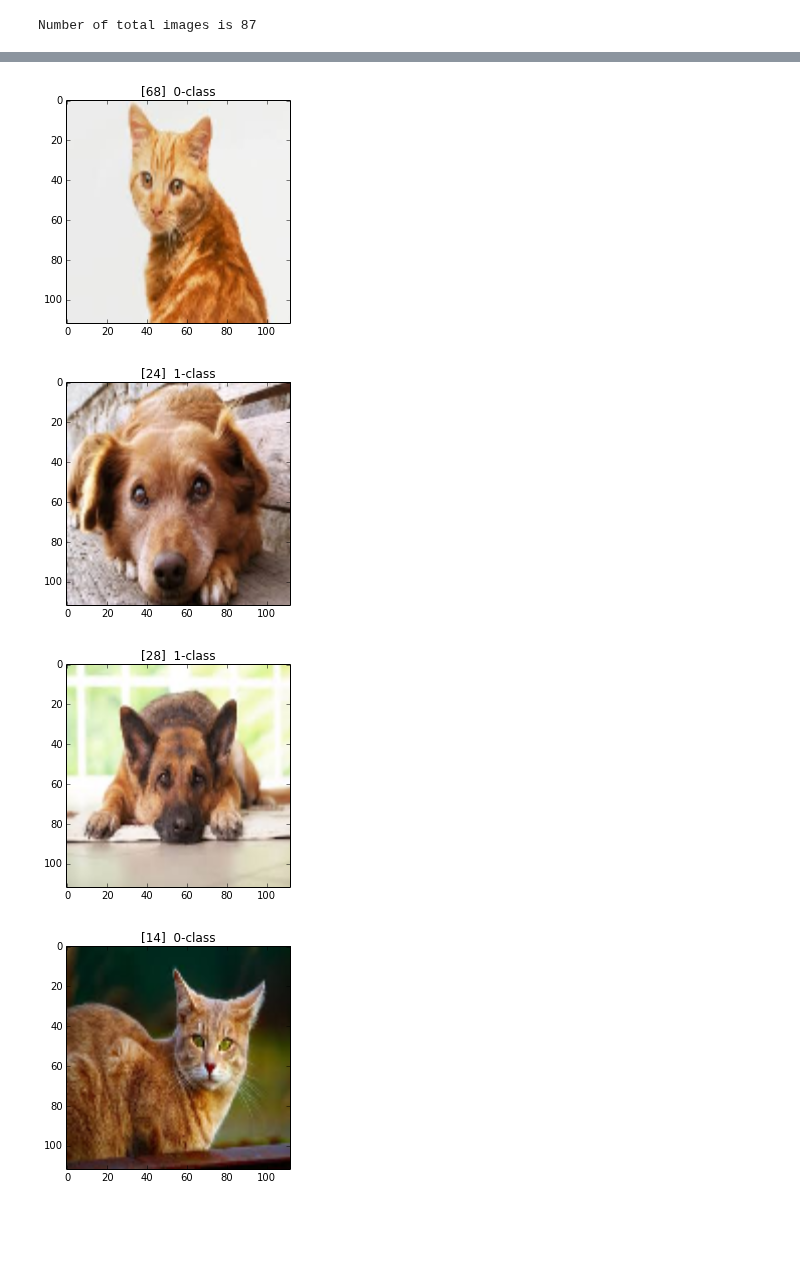
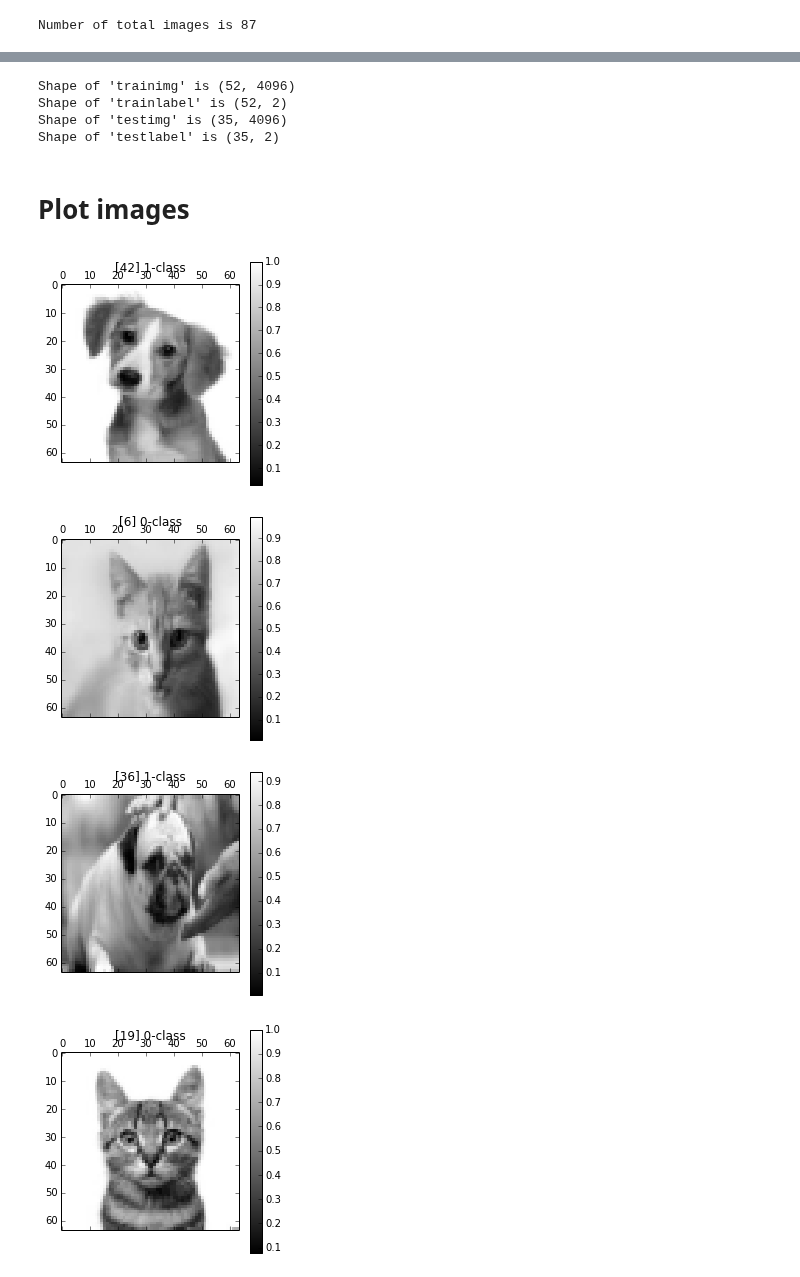
Before and after one commit to sjchoi86/Tensorflow-101, a Jupyter notebook: notebooks/basic_gendataset.ipynb, the cells around one changed output, grey strips where cells are left out. Saved outputs shown, nothing was run; the diff lists cells and outputs as text; code cells hidden in the pictures; blank space fills up the shorter version.

```diff
--- a/notebooks/basic_gendataset.ipynb
+++ b/notebooks/basic_gendataset.ipynb
@@ -28,8 +23,15 @@ Current folder is /home/enginius/github/tensorflow-tutorials-again/notebooks
 # Training set folder
 paths = {"images/cats", "images/dogs"}
 # The reshape size
-imgsize = [112, 112]
+imgsize = [64, 64]
 # Grayscale
-use_gray = 0
+use_gray = 1
 # Save name
-data_name = "data4vgg"
+data_name = "data_gray"
+
+print ("Your images should be at")
+for i, path in enumerate(paths):
+    print (" [%d/%d] %s/%s" % (i, len(paths), cwd, path))
+
+print ("Data will be saved to %s"
+       % (cwd + '/data/' + data_name + '.npz'))
@@ -104,25 +114,41 @@ testlabel  = totallabel[testidx, :]
+# %%
+randidx    = np.random.randint(imgcnt, size=imgcnt)
+trainidx   = randidx[0:int(3*imgcnt/5)]
+testidx    = randidx[int(3*imgcnt/5):imgcnt]
+trainimg   = totalimg[trainidx, :]
+trainlabel = totallabel[trainidx, :]
+testimg    = totalimg[testidx, :]
+testlabel  = totallabel[testidx, :]
+print_shape("trainimg", trainimg)
+print_shape("trainlabel", trainlabel)
+print_shape("testimg", testimg)
+print_shape("testlabel", testlabel)
+# %% [output]
+Shape of 'trainimg' is (52, 4096)
+Shape of 'trainlabel' is (52, 2)
+Shape of 'testimg' is (35, 4096)
+Shape of 'testlabel' is (35, 2)
+# %% [markdown]
+# Plot images
 # %%
-# Plot them all
-# This code can be used for mini-batch learning!
 ntrain = trainimg.shape[0]
-batch_size = 10;
+batch_size = 5;
 randidx = np.random.randint(ntrain, size=batch_size)
 for i in randidx:
     currlabel_onehot = trainlabel[i, :]
     currlabel = np.argmax(currlabel_onehot)
-
     if use_gray:
         currimg = np.reshape(trainimg[i, :], (imgsize[0], -1))
         plt.matshow(currimg, cmap=plt.get_cmap('gray'))
         plt.colorbar()
     else:
         currimg = np.reshape(trainimg[i, :], (imgsize[0], imgsize[1], 3))
         plt.imshow(currimg)
-
-    plt.title("[" + str(i) + "]  " + str(currlabel) + "-class")
+    title_string = "[%d] %d-class" % (i, currlabel)
+    plt.title(title_string)
     plt.show()
 # %% [output]
-[figure, old version]
+[figure, new version]
-[figure, old version]
+[figure, new version]
-[figure, old version]
+[figure, new version]
-[figure, old version]
+[figure, new version]
```
Also changed, not shown: parts of 24 cells of this notebook, 5 other files.
